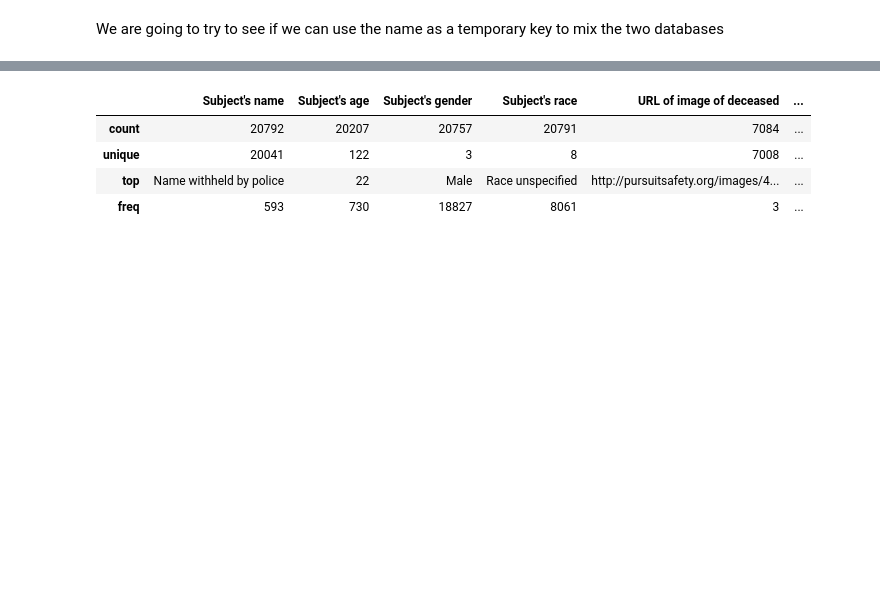
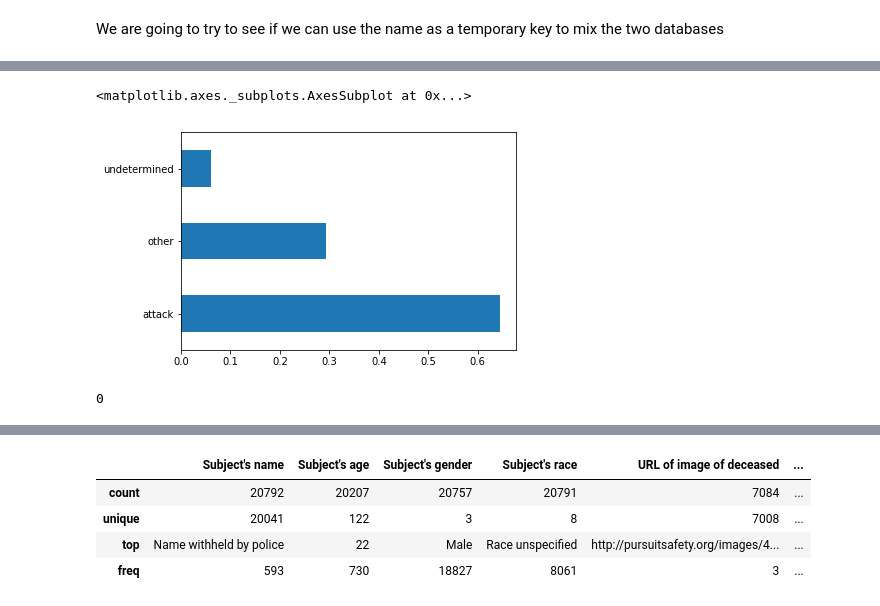
Before and after one commit to ReDI-Data-Analysis/data-analysis-project, a Jupyter notebook: notebooks/Previous analysis for sql implementation.ipynb, the cells around one changed output, grey strips where cells are left out. Cells and saved outputs as stored; diff of their text form; code cells hidden in the pictures; blank space fills up the shorter version.

```diff
--- a/notebooks/Previous analysis for sql implementation.ipynb
+++ b/notebooks/Previous analysis for sql implementation.ipynb
@@ -90,0 +94,11 @@ fenc.describe()
+# %%
+threats = wpost.threat_level.value_counts()
+# %%
+(threats/threats.sum()).plot.barh()
+# %% [output]
+<matplotlib.axes._subplots.AxesSubplot at 0x...>
+[figure, added]
+# %%
+wpost.date.isnull().sum()
+# %% [output]
+0
```
Also changed, not shown: parts of 63 cells of this notebook, 2 other files.
